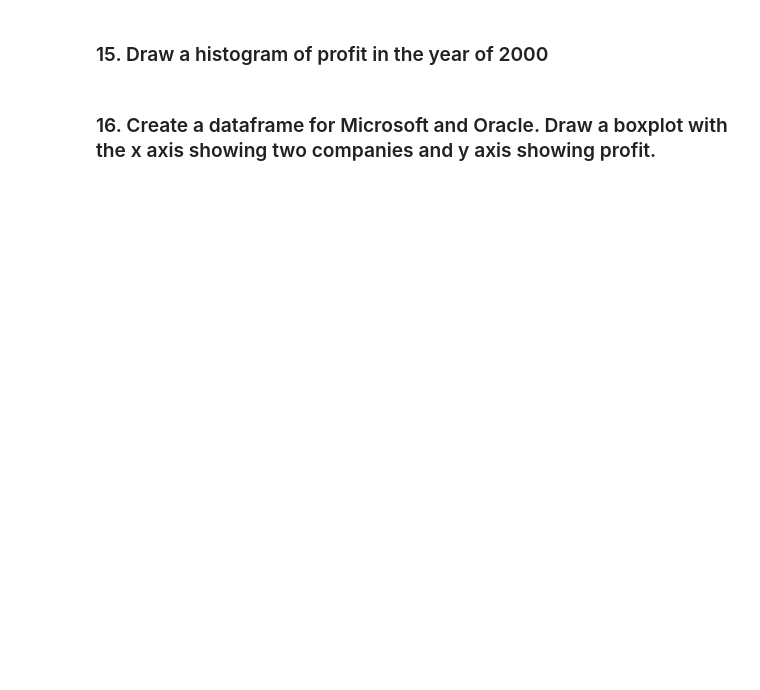
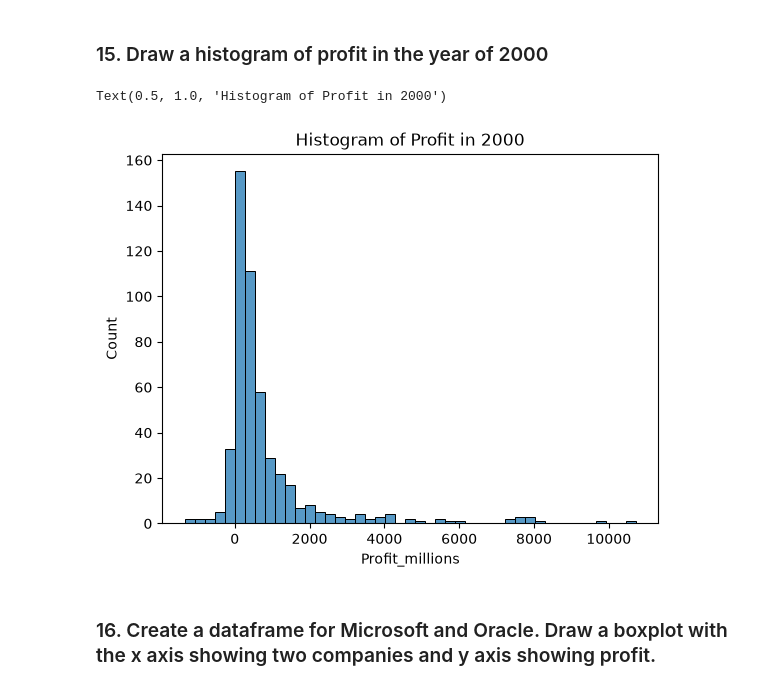
Before and after one commit to sabrinali11/comm4259-work, a Jupyter notebook: lab_03/Lab_03-Exercise.ipynb, the cells around one changed output. Drawn from its saved outputs; the diff is of its cells as text; code cells hidden in the pictures; blank space fills up the shorter version.

```diff
--- a/lab_03/Lab_03-Exercise.ipynb
+++ b/lab_03/Lab_03-Exercise.ipynb
@@ -154,4 +234,12 @@ df.loc[df.Profit_millions > 100]
 # %% [markdown]
 ### 15. Draw a histogram of profit in the year of 2000
+# %%
+sns.histplot(
+    df.loc[df.Year == 2000, "Profit_millions"].dropna(),
+    kde = False
+).set_title("Histogram of Profit in 2000")
+# %% [output]
+Text(0.5, 1.0, 'Histogram of Profit in 2000')
+[figure, added]
 # %% [markdown]
 ### 16. Create a dataframe for Microsoft and Oracle. Draw a boxplot with the x axis showing two companies and y axis showing profit.
```
Also changed, not shown: parts of 10 cells of this notebook.
